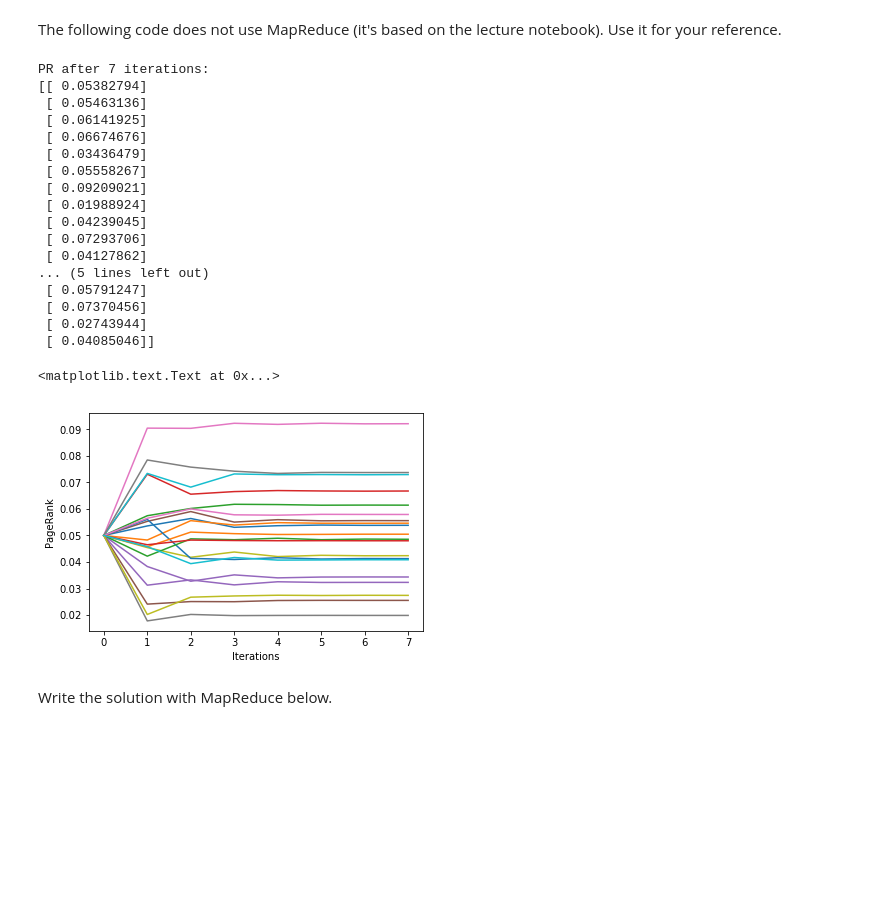
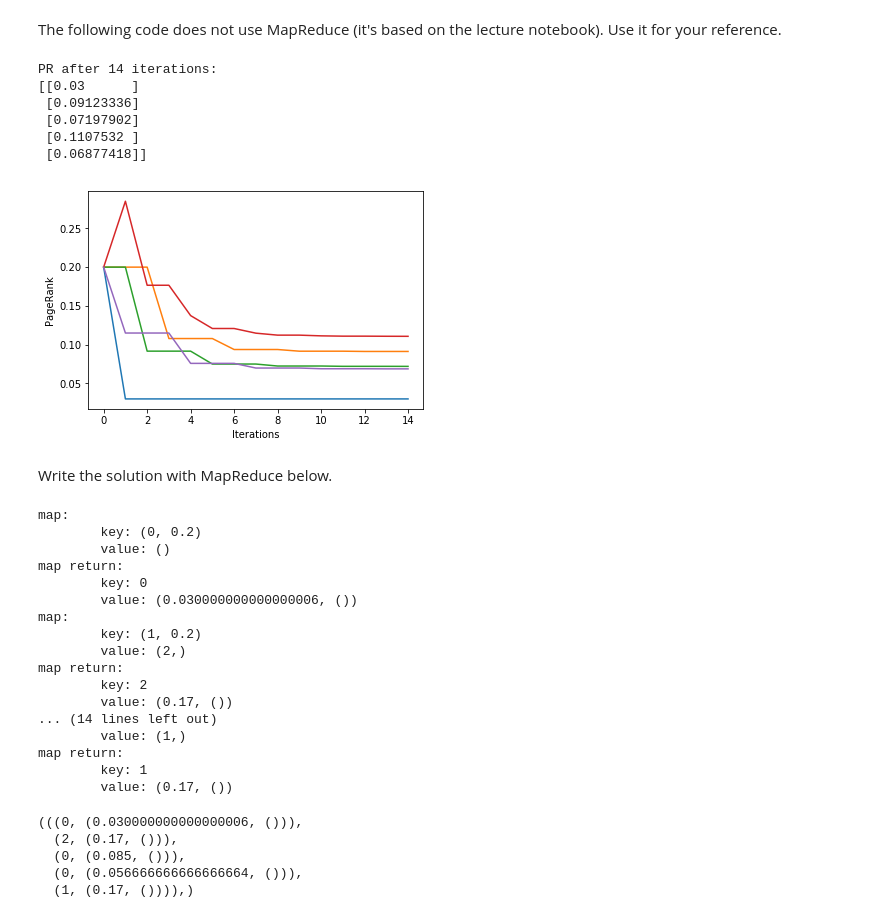
Before and after one commit to hixan/comp336-2018, a Jupyter notebook: assignments/Assignment 3.ipynb, the cells around one changed output. Saved outputs shown, nothing was run; the diff lists cells and outputs as text; code cells hidden in the pictures; blank space fills up the shorter version.

```diff
--- a/assignments/Assignment 3.ipynb
+++ b/assignments/Assignment 3.ipynb
@@ -293,46 +358,36 @@ M = generate_network(20, 0.7)
 # %% [markdown]
 The following code does not use MapReduce (it's based on the lecture notebook). Use it for your reference.
 # %%
-% matplotlib inline
-from matplotlib import pyplot as plt
+
 
 epsylon = 0.0001
 beta = 0.85
-PR = np.ones((20, 1)) / 20
+page_count = 5
+M = generate_network(page_count, 0.7)
+PR = np.ones((pages, 1)) / page_countt
 iterations = 0
-oldPR = np.zeros((20,1))
+oldPR = np.zeros((pages,1))
 allPR = [PR]
 while max(np.abs(oldPR-PR)) > epsylon:
     oldPR = PR
-    PR = beta*(np.dot(M, PR)) + (1-beta)/20*np.ones((20,1))
+    PR = beta*(np.dot(M, PR)) + (1-beta)/pages*np.ones((pages,1))
     allPR.append(PR)
     iterations += 1
 print("PR after %i iterations:" % iterations)
 print(PR)
-for p in range(20):
+for p in range(pages):
     data = [onePR[p,0] for onePR in allPR]
     plt.plot(data)
 plt.xlabel("Iterations")
 plt.ylabel("PageRank")
+plt.show()
 # %% [output]
-PR after 7 iterations:
-[[ 0.05382794]
- [ 0.05463136]
- [ 0.06141925]
- [ 0.06674676]
- [ 0.03436479]
- [ 0.05558267]
- [ 0.09209021]
- [ 0.01988924]
- [ 0.04239045]
- [ 0.07293706]
- [ 0.04127862]
-... (5 lines left out)
- [ 0.05791247]
- [ 0.07370456]
- [ 0.02743944]
- [ 0.04085046]]
+PR after 14 iterations:
+[[0.03      ]
+ [0.09123336]
+ [0.07197902]
+ [0.1107532 ]
+ [0.06877418]]
-<matplotlib.text.Text at 0x...>
-[figure, old version]
+[figure, new version]
 # %% [markdown]
 Write the solution with MapReduce below.
@@ -338,0 +445,25 @@ Write the solution with MapReduce below.
+# %%
+tuple(zip(*map(map_pagerank, *zip(*prepare_map(M)))))
+# %% [output]
+map:
+        key: (0, 0.2)
+        value: ()
+map return:
+        key: 0
+        value: (0.030000000000000006, ())
+map:
+        key: (1, 0.2)
+        value: (2,)
+map return:
+        key: 2
+        value: (0.17, ())
+... (14 lines left out)
+        value: (1,)
+map return:
+        key: 1
+        value: (0.17, ())
+(((0, (0.030000000000000006, ())),
+  (2, (0.17, ())),
+  (0, (0.085, ())),
+  (0, (0.056666666666666664, ())),
+  (1, (0.17, ()))),)
```
Also changed, not shown: parts of 9 cells of this notebook.
